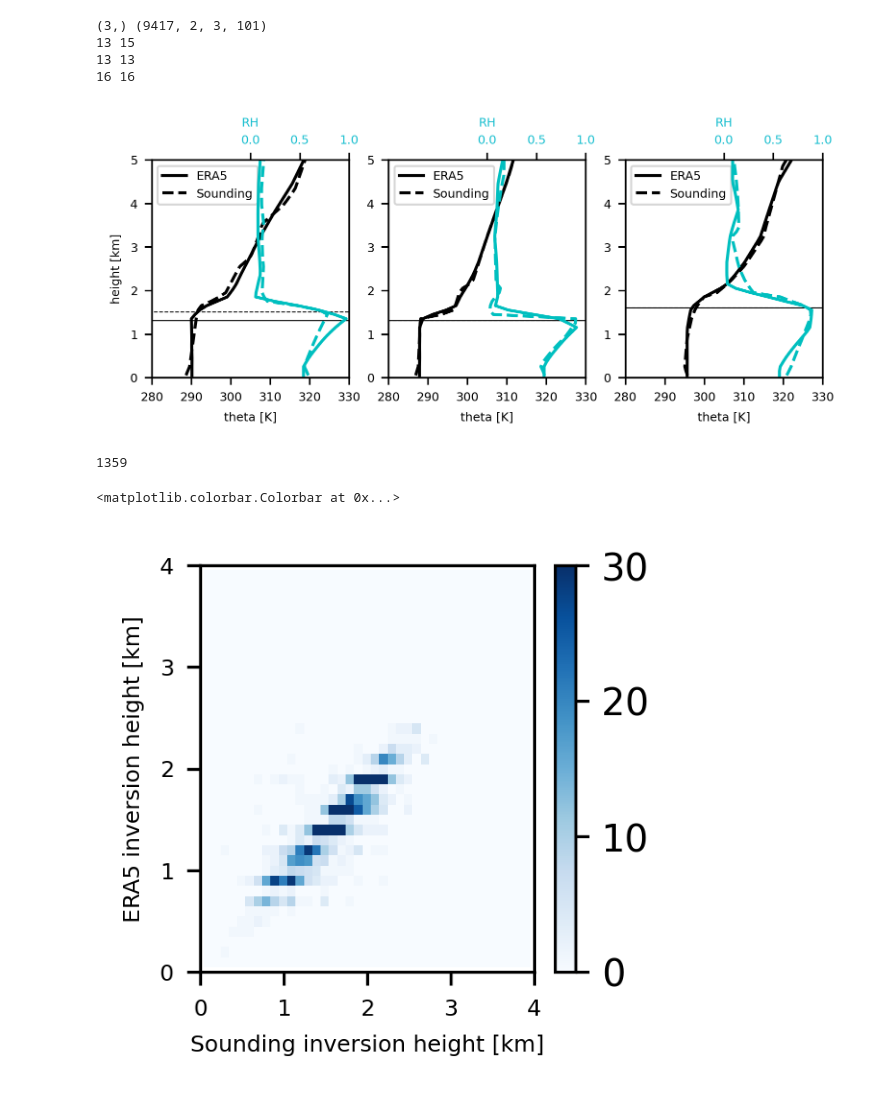
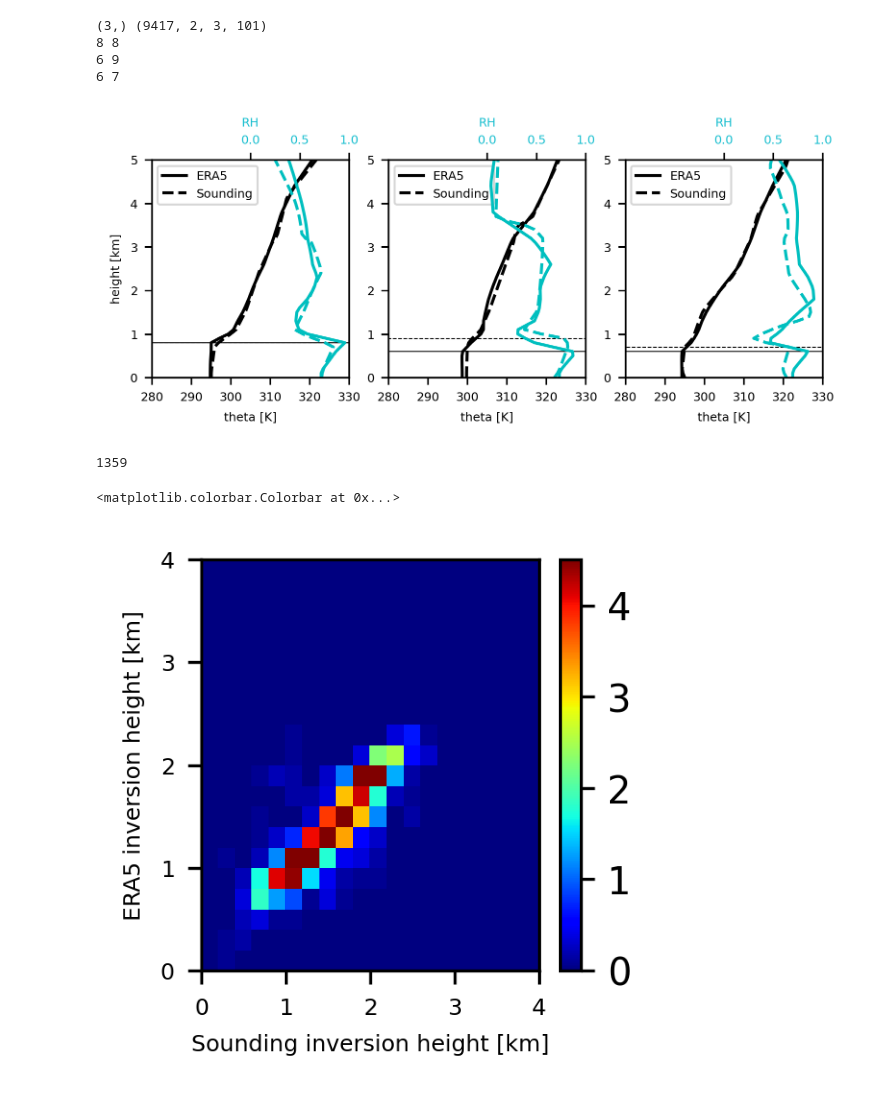
Before and after one commit to HuangJin-De/Machine-Learning-in-Atmospheric-Thermodynamics, a Jupyter notebook: hw04-1/hw04-1.ipynb, the cells around one changed output. Drawn from its saved outputs; the diff is of its cells as text; code cells hidden in the pictures.

```diff
--- a/hw04-1/hw04-1.ipynb
+++ b/hw04-1/hw04-1.ipynb
@@ -94,7 +94,7 @@ print(inver_snd[0:100])
 fig,ax=plt.subplots(nrows=1,ncols=3,figsize=(6,2),dpi=300)
 ax=ax.flatten()
 
-z=0.1*np.arange(temp.shape[1])+0.05
+z=0.1*np.arange(temp.shape[1])
 a=0
 print(ax.shape,data.shape)
 for n in range(0,inver_era.shape[0]):
@@ -130,7 +130,7 @@ for n in range(0,inver_era.shape[0]):
 fig,ax=plt.subplots(nrows=1,ncols=3,figsize=(6,2),dpi=300)
 ax=ax.flatten()
 
-z=0.1*np.arange(temp.shape[1])+0.05
+z=0.1*np.arange(temp.shape[1])
 a=0
 print(ax.shape,data.shape)
 for n in range(0,inver_era.shape[0]):
@@ -158,33 +158,34 @@ for n in range(0,inver_era.shape[0]):
     break
 # %% [output]
 (3,) (9417, 2, 3, 101)
-13 15
-13 13
-16 16
+8 8
+6 9
+6 7
-[figure, old version]
+[figure, new version]
 # %%
-cm=np.zeros([40,40])
+cm=np.zeros([21,21])
 a=0
 for n in range(0,inver_era.shape[0]):
   if inver_era[n]>0 and inver_snd[n]>0:
-    cm[inver_era[n],inver_snd[n]]+=1
+    cm[int(inver_era[n]/2),int(inver_snd[n]/2)]+=1
     a+=1
 
 print(a)
+cm=cm/a*100
 
 fig,ax=plt.subplots(nrows=1,ncols=1,figsize=(2,2),dpi=300)
 
-cm=ax.pcolormesh(z[0:40],z[0:40],cm,cmap='Blues',vmin=0,vmax=30)
+cm=ax.pcolormesh(z[np.arange(0,42,2)],z[np.arange(0,42,2)],cm,cmap='jet',vmin=0,vmax=4.5)
 ax.set_xticks(np.arange(0,4.1,1))
 ax.set_yticks(np.arange(0,4.1,1))
 ax.set_xlabel('Sounding inversion height [km]',fontsize=6)
 ax.set_ylabel('ERA5 inversion height [km]',fontsize=6)
 ax.tick_params(labelsize=6)
 fig.colorbar(cm)
 # %% [output]
 1359
 <matplotlib.colorbar.Colorbar at 0x...>
-[figure, old version]
+[figure, new version]
 # %%
 interp_era=np.copy(data[:,0,0,:])
 rate_era=np.copy(data[:,0,2,100])
```
Also changed, not shown: parts of 7 cells of this notebook.
